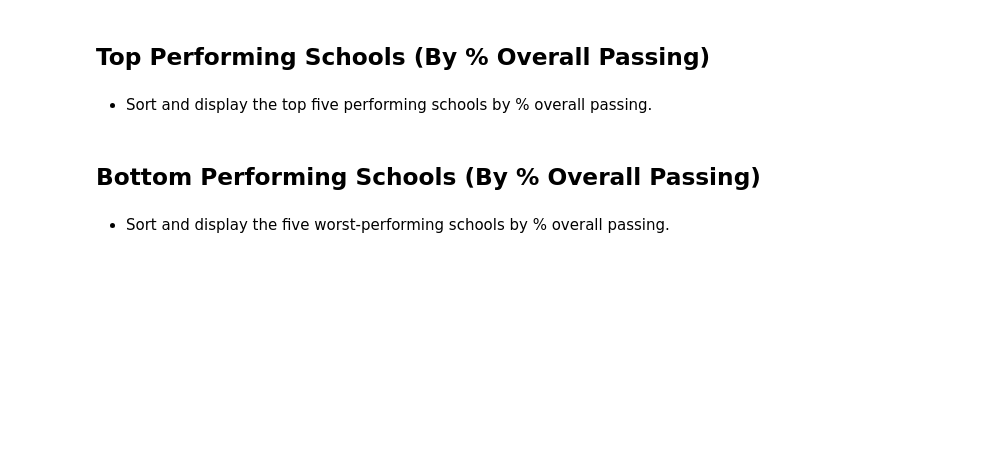
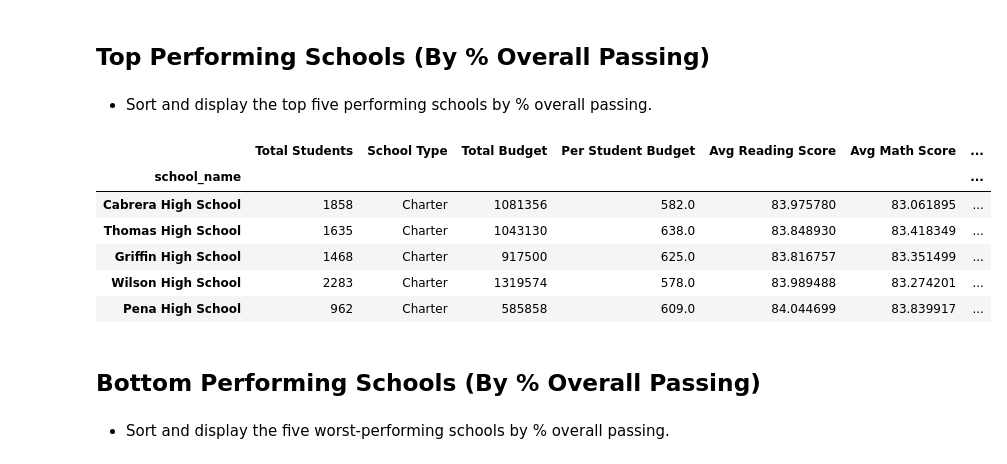
Before and after one commit to kunaual/pandas-challenge, a Jupyter notebook: PyCitySchools/PyCitySchools.ipynb, the cells around one changed output. Saved outputs shown, nothing was run; the diff lists cells and outputs as text; code cells hidden in the pictures; blank space fills up the shorter version.

Commit message:
added order dfs for 5 best/worst performing schools

```diff
--- a/PyCitySchools/PyCitySchools.ipynb
+++ b/PyCitySchools/PyCitySchools.ipynb
@@ -180,7 +180,8 @@ school_summ_df= school_summ_df.set_index("school_name")
 # %%
 #add new columns, init to 0
 school_summ_df["% Passing Math"]=0.000000   #6 decimal places to match output of example
-school_summ_df["% Passing Reading"]=0.000000   #6 decimal places to match output of example
+school_summ_df["% Passing Reading"]=0.000000
+school_summ_df["% Overall Passing"]=0.000000
 # %%
 # figure out % passing per school for math/reading/both
 student_data
@@ -193,11 +194,15 @@ test_df.index.values.tolist()
 print((num_passed_math/4976)*100)
 for school in test_df.index.values.tolist():  #todo  update this to be the real  df instead of test
     print("in loop "+school+" #students:" + str(school_summ_df.loc[school,"Total Students"]))
+    ## calc math %
     num_passed_math = len(student_data.loc[((student_data["school_name"]==school)&(student_data["math_score"]>=70))])
     school_summ_df.at[school,"% Passing Math"]= (num_passed_math/school_summ_df.loc[school,"Total Students"])*100
-
+    ## calc reading %
     num_passed_reading = len(student_data.loc[((student_data["school_name"]==school)&(student_data["reading_score"]>=70))])
     school_summ_df.at[school,"% Passing Reading"]= (num_passed_reading/school_summ_df.loc[school,"Total Students"])*100
+    ## calc overall %
+    num_passed_reading = len(student_data.loc[((student_data["school_name"]==school)&(student_data["math_score"]>=70)&(student_data["reading_score"]>=70))])
+    school_summ_df.at[school,"% Overall Passing"]= (num_passed_reading/school_summ_df.loc[school,"Total Students"])*100
 # %% [output]
 33.762057877813504
 in loop Bailey High School #students:4976
@@ -239,6 +244,17 @@ school_summ_df
 ## Top Performing Schools (By % Overall Passing)
 # %% [markdown]
 * Sort and display the top five performing schools by % overall passing.
+# %%
+#print(school_summ_df.sort_values(by=["% Overall Passing"] ascending = False).head(5)  #could use print, or just list what you want the notebook to print like below statement.   below statement looks nicer
+school_summ_df.sort_values(by=["% Overall Passing"], ascending = False).head(5)
+# %% [output]
+|  | Total Students | School Type | Total Budget | Per Student Budget | Avg Reading Score | Avg Math Score | ... |
+| school_name |  |  |  |  |  |  | ... |
+| Cabrera High School | 1858 | Charter | 1081356 | 582.0 | 83.975780 | 83.061895 | ... |
+| Thomas High School | 1635 | Charter | 1043130 | 638.0 | 83.848930 | 83.418349 | ... |
+| Griffin High School | 1468 | Charter | 917500 | 625.0 | 83.816757 | 83.351499 | ... |
+| Wilson High School | 2283 | Charter | 1319574 | 578.0 | 83.989488 | 83.274201 | ... |
+| Pena High School | 962 | Charter | 585858 | 609.0 | 84.044699 | 83.839917 | ... |
 # %% [markdown]
 ## Bottom Performing Schools (By % Overall Passing)
 # %% [markdown]
```
Also changed, not shown: parts of 1 cell of this notebook.
